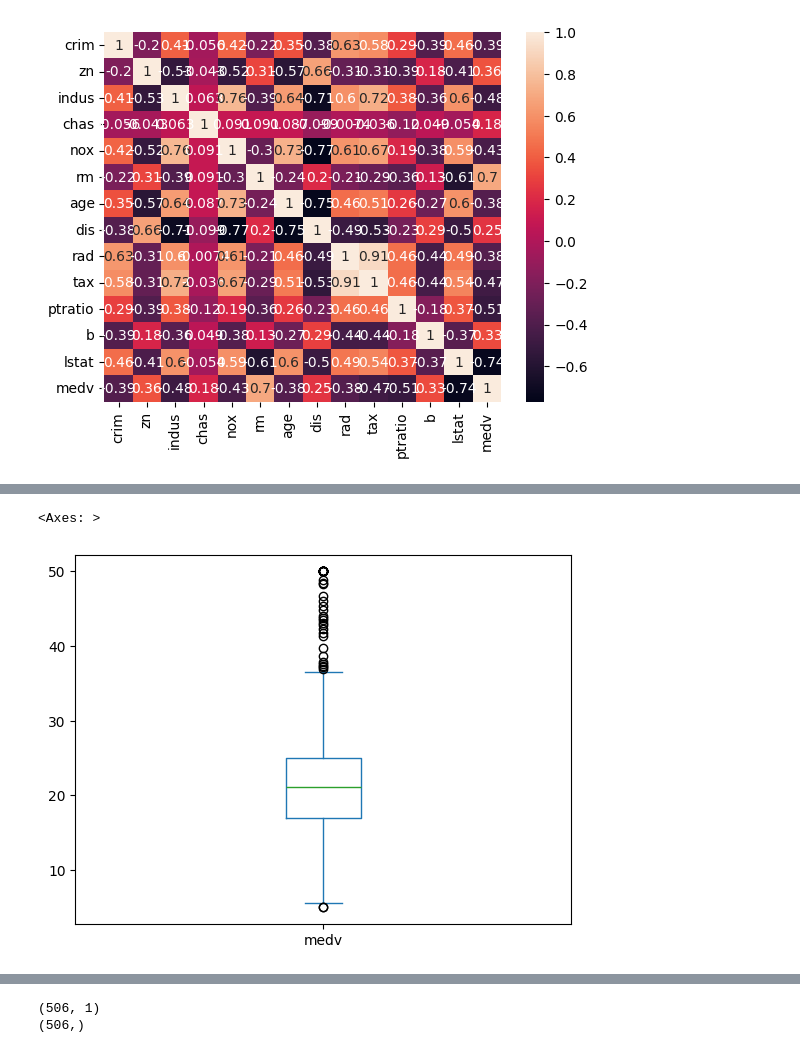
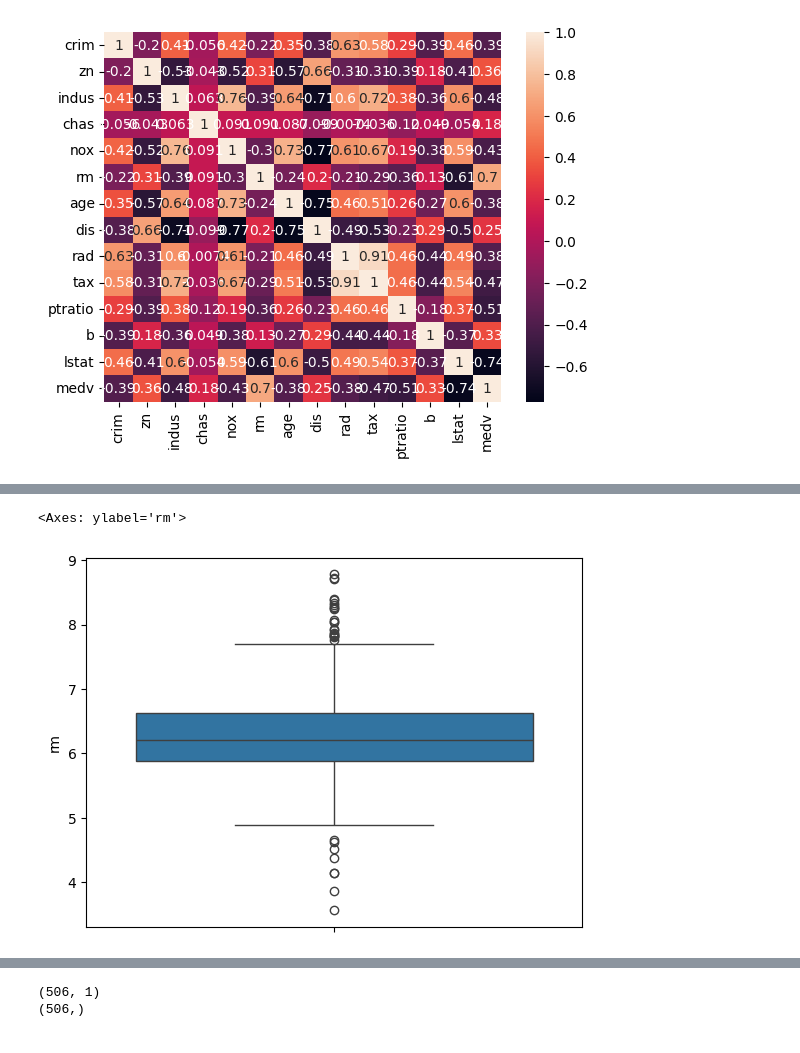
Before and after one commit to Touhidarz/DSBDA, a Jupyter notebook: LinearRegression.ipynb, the cells around one changed output, grey strips where cells are left out. Saved outputs shown, nothing was run; the diff lists cells and outputs as text; code cells hidden in the pictures.

```diff
--- a/LinearRegression.ipynb
+++ b/LinearRegression.ipynb
@@ -138,5 +133,5 @@ data['rm'].plot(kind='box')
-# %%
-data['medv'].plot(kind='box')
-# %% [output]
-<Axes: >
-[figure, removed]
+# %%
+sns.boxplot(data=data, y='rm')
+# %% [output]
+<Axes: ylabel='rm'>
+[figure, added]
```
Also changed, not shown: parts of 5 cells of this notebook, 4 other files.
